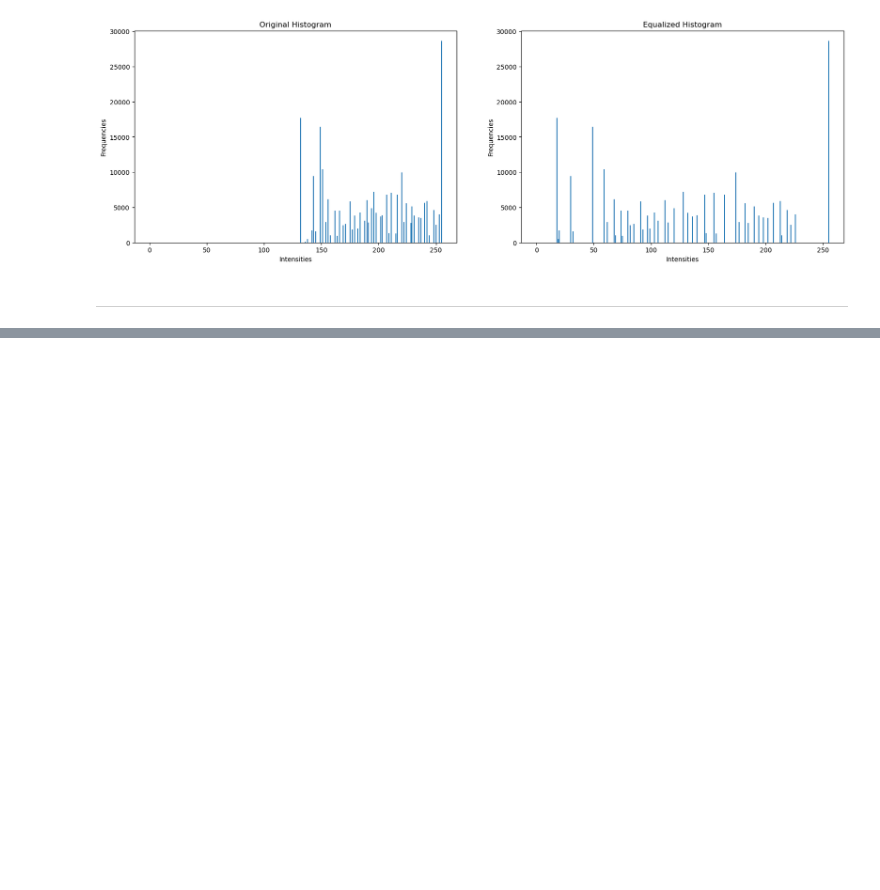
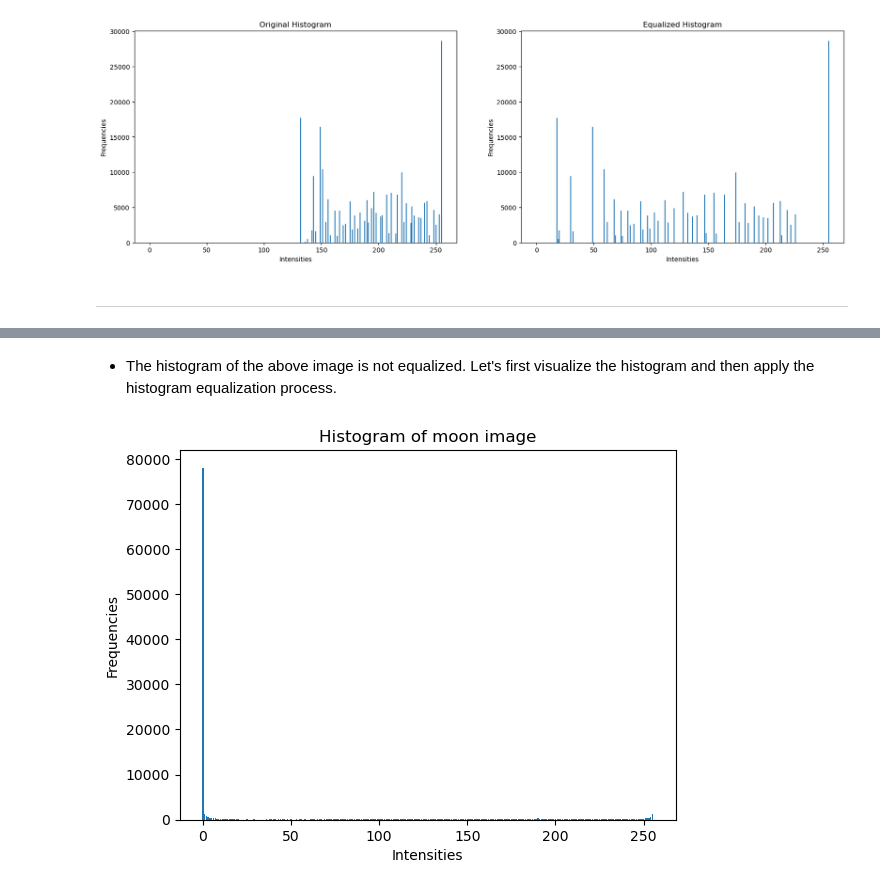
Before and after one commit to qazimsajjad/Advance-Digital-Image-Processing-Spring-2024, a Jupyter notebook: Week03/Week03-02.ipynb, the cells around one changed output, grey strips where cells are left out. Drawn from its saved outputs; the diff is of its cells as text; code cells hidden in the pictures; blank space fills up the shorter version.

```diff
--- a/Week03/Week03-02.ipynb
+++ b/Week03/Week03-02.ipynb
@@ -241,0 +253,19 @@ plt.show();
+# %% [markdown]
+* The histogram of the above image is not equalized. Let's first visualize the histogram and then apply the histogram equalization process.
+# %%
+## Compute the histogram of the image
+
+img_flatten = img.flatten()
+freq = np.zeros((256))
+for i in img_flatten:
+    freq[i] = freq[i] + 1
+
+unique_pixels = np.arange(256);
+
+plt.bar(unique_pixels, freq);
+plt.xlabel('Intensities');
+plt.ylabel('Frequencies');
+plt.title("Histogram of moon image");
+plt.show();
+# %% [output]
+[figure, added]
```
Also changed, not shown: parts of 8 cells of this notebook, 8 other files.
